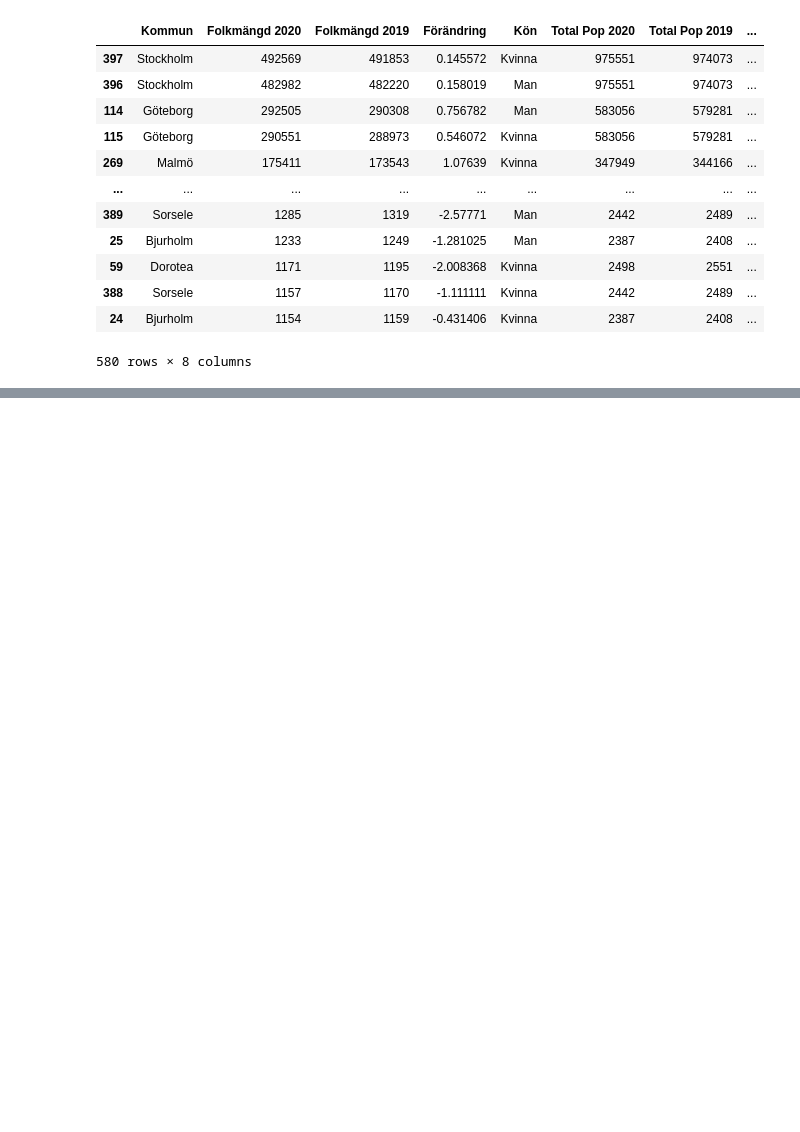
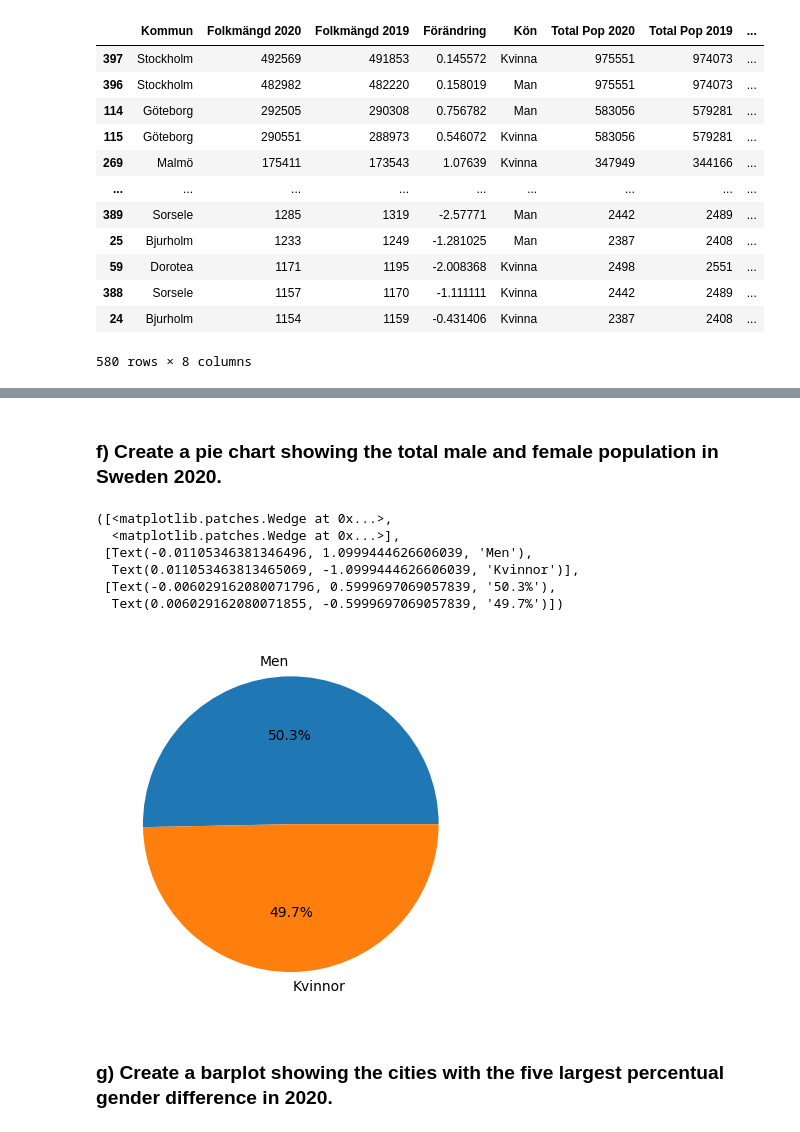
Before and after one commit to Canesp/Databehandling-Philip-de-Canesie, a Jupyter notebook: exercises/E00_exercises.ipynb, the cells around one changed output, grey strips where cells are left out. Cells and saved outputs as stored; diff of their text form; code cells hidden in the pictures; blank space fills up the shorter version.

```diff
--- a/exercises/E00_exercises.ipynb
+++ b/exercises/E00_exercises.ipynb
@@ -355,0 +359,19 @@ sns.barplot(data=top10, x="Folkmängd 2020", y="Kommun", hue="Kön")
+# %% [markdown]
+### f) Create a pie chart showing the total male and female population in Sweden 2020.
+# %%
+import matplotlib.pyplot as plt
+
+data = [merge_data["Folkmängd 2020"].loc[merge_data["Kön"] == "Man"].sum(), merge_data["Folkmängd 2020"].loc[merge_data["Kön"] == "Kvinna"].sum()]
+labels = ["Men", "Kvinnor"]
+
+plt.pie(x=data, labels=labels, autopct="%.1f%%")
+# %% [output]
+([<matplotlib.patches.Wedge at 0x...>,
+  <matplotlib.patches.Wedge at 0x...>],
+ [Text(-0.01105346381346496, 1.0999444626606039, 'Men'),
+  Text(0.011053463813465069, -1.0999444626606039, 'Kvinnor')],
+ [Text(-0.006029162080071796, 0.5999697069057839, '50.3%'),
+  Text(0.006029162080071855, -0.5999697069057839, '49.7%')])
+[figure, added]
+# %% [markdown]
+### g) Create a barplot showing the cities with the five largest percentual gender difference in 2020.
```
Also changed, not shown: parts of 4 cells of this notebook.
